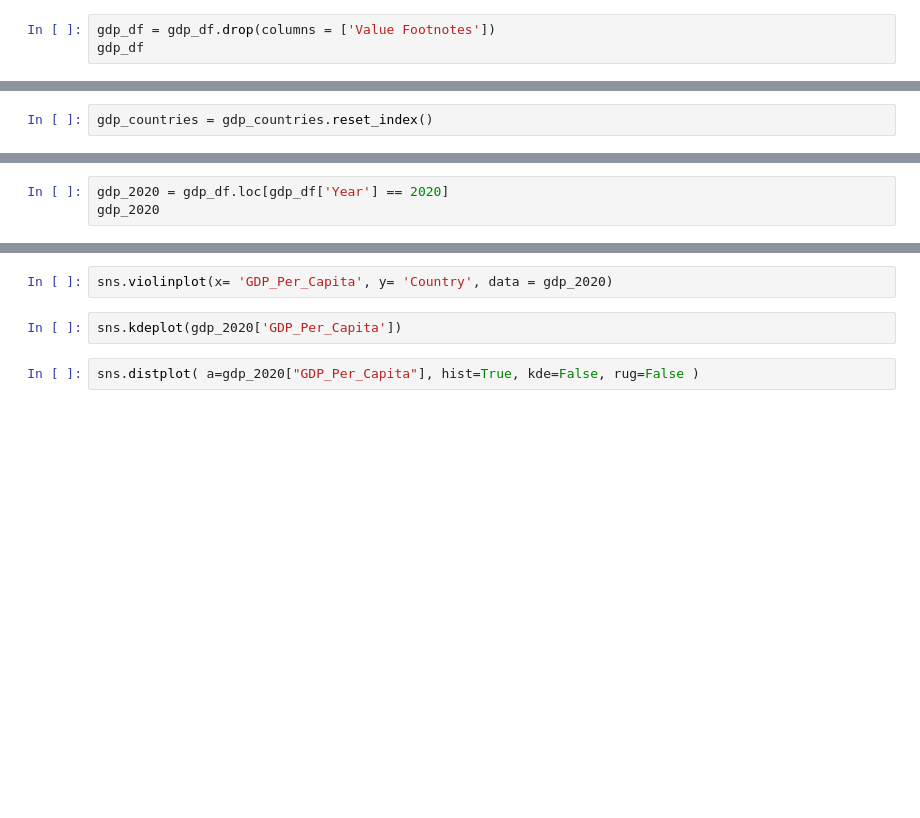
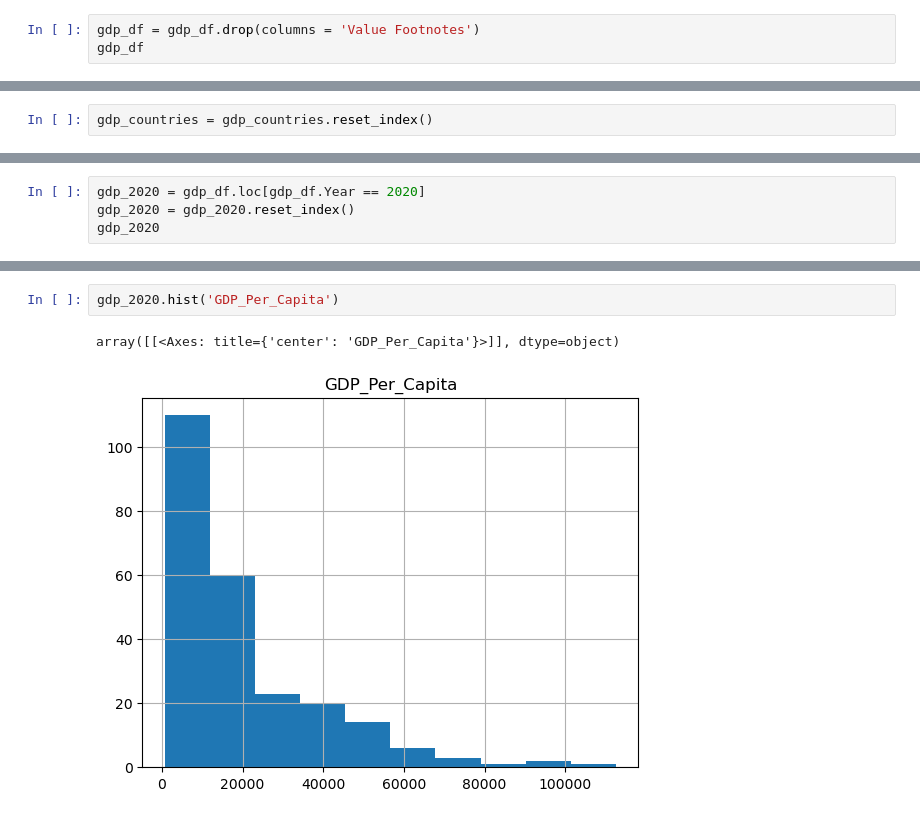
Before and after one commit to emilyewilson/un_data-python, a Jupyter notebook: notebook/un_data.ipynb, the cells around one changed output, grey strips where cells are left out. Cells and saved outputs as stored; diff of their text form; blank space fills up the shorter version.

```diff
--- a/notebook/un_data.ipynb
+++ b/notebook/un_data.ipynb
@@ -22,4 +43,4 @@ Question 6
 Drop the `Value Footnotes` column and rename the remaining three to 'Country', 'Year', and 'GDP_Per_Capita'.
 # %%
-gdp_df = gdp_df.drop(columns = ['Value Footnotes'])
+gdp_df = gdp_df.drop(columns = 'Value Footnotes')
 gdp_df
@@ -66,3 +197,4 @@ gdp_df
 # %%
-gdp_2020 = gdp_df.loc[gdp_df['Year'] == 2020]
+gdp_2020 = gdp_df.loc[gdp_df.Year == 2020]
+gdp_2020 = gdp_2020.reset_index()
 gdp_2020
@@ -69,7 +215,6 @@ gdp_2020
 # %%
-sns.violinplot(x= 'GDP_Per_Capita', y= 'Country', data = gdp_2020)
+gdp_2020.hist('GDP_Per_Capita')
+# %% [output]
+array([[<Axes: title={'center': 'GDP_Per_Capita'}>]], dtype=object)
+[figure, added]
-# %%
-sns.kdeplot(gdp_2020['GDP_Per_Capita'])
-# %%
-sns.distplot( a=gdp_2020["GDP_Per_Capita"], hist=True, kde=False, rug=False )
 # %%
```
Also changed, not shown: parts of 77 cells of this notebook, 1 other file.
